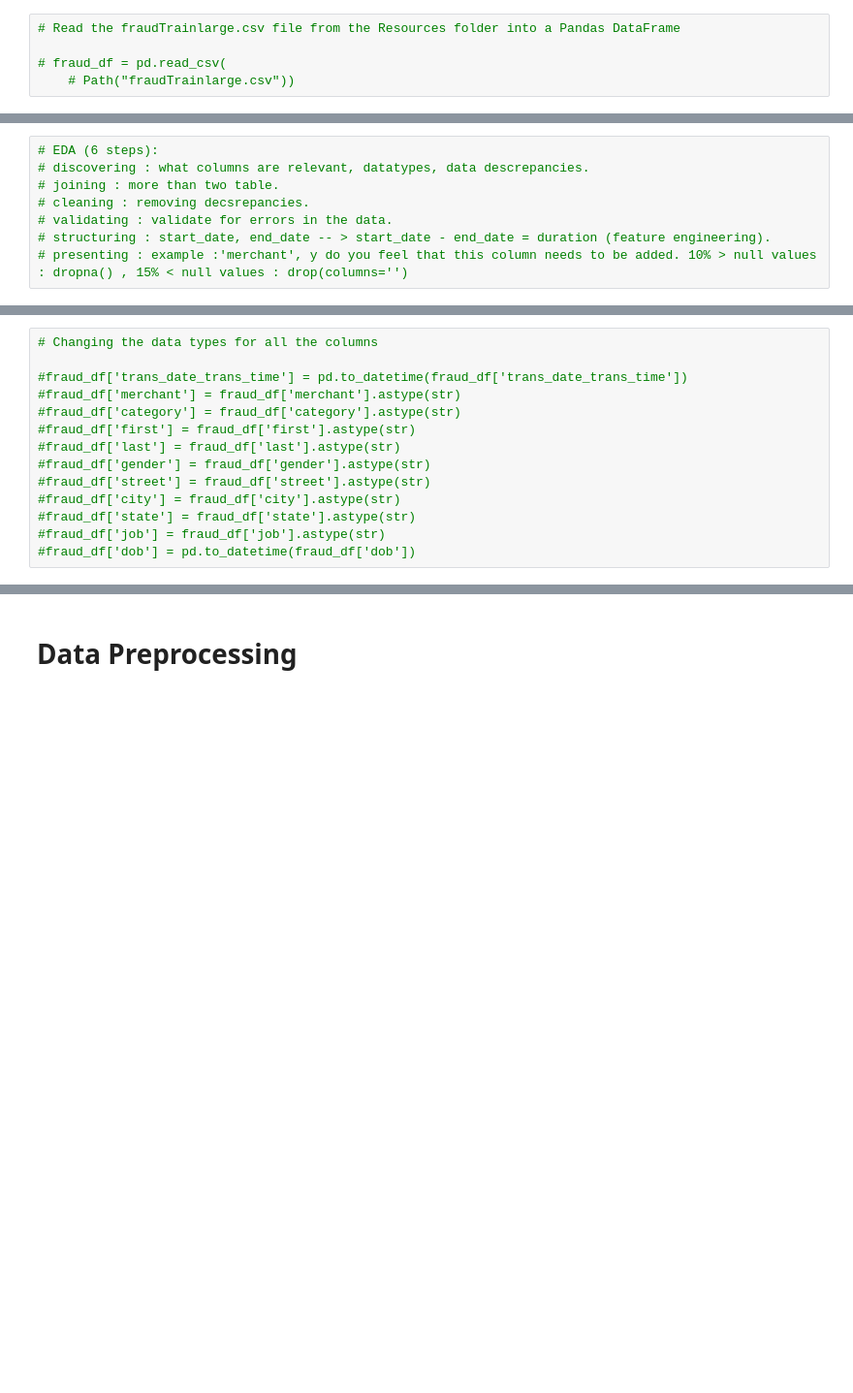
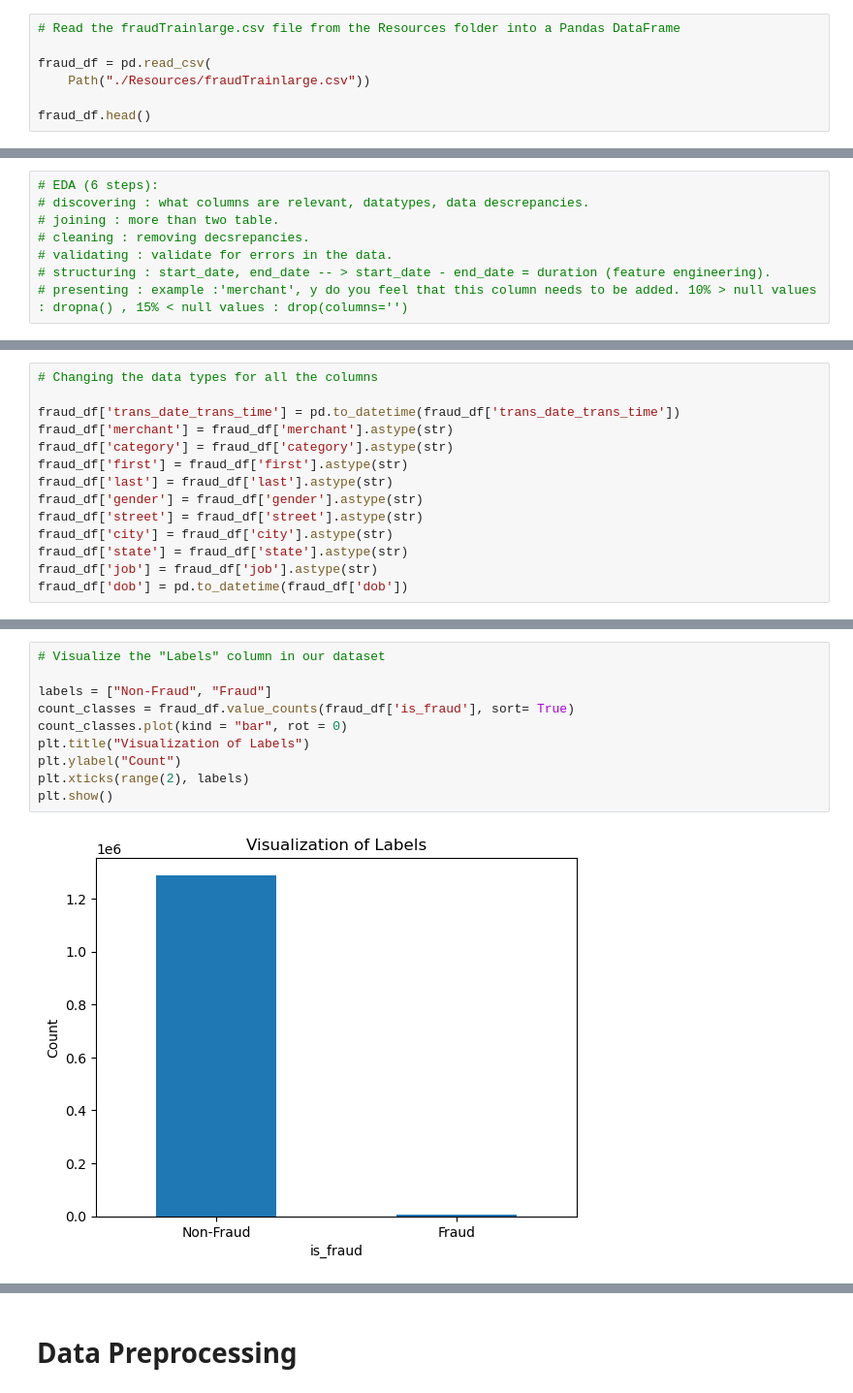
Before and after one commit to rolvera05/fraudguard_ml, a Jupyter notebook: fraud.ipynb, the cells around one changed output, grey strips where cells are left out. Shown: that part at 97% size. Saved outputs shown, nothing was run; the diff lists cells and outputs as text; blank space fills up the shorter version.

```diff
--- a/fraud.ipynb
+++ b/fraud.ipynb
@@ -68,5 +58,7 @@ FileNotFoundError: [Errno 2] No such file or directory: '/kaggle/input/fraud-tra
 # %%
 # Read the fraudTrainlarge.csv file from the Resources folder into a Pandas DataFrame
 
-# fraud_df = pd.read_csv(
-    # Path("fraudTrainlarge.csv"))
+fraud_df = pd.read_csv(
+    Path("./Resources/fraudTrainlarge.csv"))
+
+fraud_df.head()
@@ -143,15 +104,15 @@ dtype: object
 # %%
 # Changing the data types for all the columns
 
-#fraud_df['trans_date_trans_time'] = pd.to_datetime(fraud_df['trans_date_trans_time'])
-#fraud_df['merchant'] = fraud_df['merchant'].astype(str)
-#fraud_df['category'] = fraud_df['category'].astype(str)
-#fraud_df['first'] = fraud_df['first'].astype(str)
-#fraud_df['last'] = fraud_df['last'].astype(str)
-#fraud_df['gender'] = fraud_df['gender'].astype(str)
-#fraud_df['street'] = fraud_df['street'].astype(str)
-#fraud_df['city'] = fraud_df['city'].astype(str)
-#fraud_df['state'] = fraud_df['state'].astype(str)
-#fraud_df['job'] = fraud_df['job'].astype(str)
-#fraud_df['dob'] = pd.to_datetime(fraud_df['dob'])
+fraud_df['trans_date_trans_time'] = pd.to_datetime(fraud_df['trans_date_trans_time'])
+fraud_df['merchant'] = fraud_df['merchant'].astype(str)
+fraud_df['category'] = fraud_df['category'].astype(str)
+fraud_df['first'] = fraud_df['first'].astype(str)
+fraud_df['last'] = fraud_df['last'].astype(str)
+fraud_df['gender'] = fraud_df['gender'].astype(str)
+fraud_df['street'] = fraud_df['street'].astype(str)
+fraud_df['city'] = fraud_df['city'].astype(str)
+fraud_df['state'] = fraud_df['state'].astype(str)
+fraud_df['job'] = fraud_df['job'].astype(str)
+fraud_df['dob'] = pd.to_datetime(fraud_df['dob'])
 # %%
@@ -183,3 +182,15 @@ dtype: object
+# %%
+# Visualize the "Labels" column in our dataset
+
+labels = ["Non-Fraud", "Fraud"]
+count_classes = fraud_df.value_counts(fraud_df['is_fraud'], sort= True)
+count_classes.plot(kind = "bar", rot = 0)
+plt.title("Visualization of Labels")
+plt.ylabel("Count")
+plt.xticks(range(2), labels)
+plt.show()
+# %% [output]
+[figure, added]
 # %%
 # Generate summary statistics
 
```
Also changed, not shown: parts of 71 cells of this notebook.
